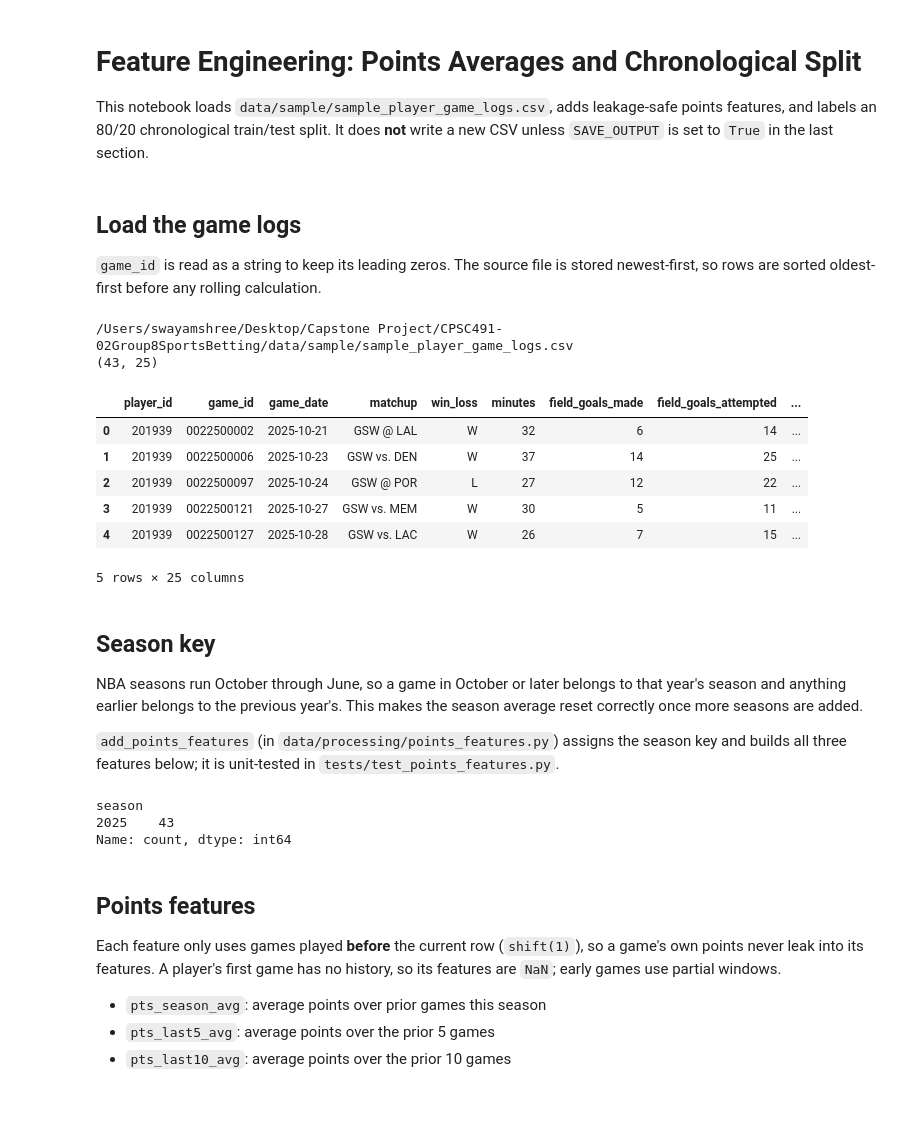
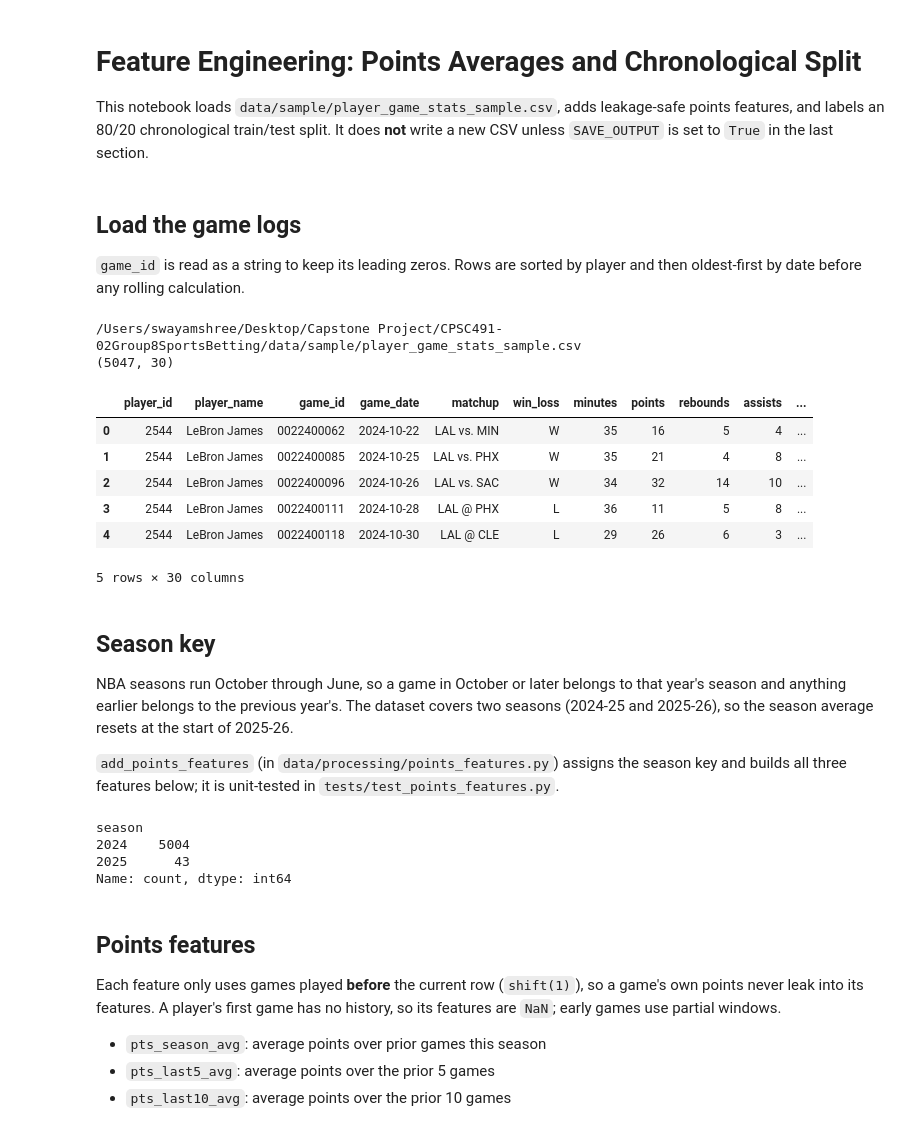
Before and after one commit to BrandonChang1/CPSC491-02Group8SportsBetting, a Jupyter notebook: ml/EDA/feature_engineering.ipynb, the cells around one changed output. Saved outputs shown, nothing was run; the diff lists cells and outputs as text; code cells hidden in the pictures; blank space fills up the shorter version.

```diff
--- a/ml/EDA/feature_engineering.ipynb
+++ b/ml/EDA/feature_engineering.ipynb
@@ -1,51 +1,51 @@
 # %% [markdown]
 # Feature Engineering: Points Averages and Chronological Split
 
-This notebook loads `data/sample/sample_player_game_logs.csv`, adds leakage-safe points features, and labels an 80/20 chronological train/test split. It does **not** write a new CSV unless `SAVE_OUTPUT` is set to `True` in the last section.
+This notebook loads `data/sample/player_game_stats_sample.csv`, adds leakage-safe points features, and labels an 80/20 chronological train/test split. It does **not** write a new CSV unless `SAVE_OUTPUT` is set to `True` in the last section.
 # %% [markdown]
 ## Load the game logs
 
-`game_id` is read as a string to keep its leading zeros. The source file is stored newest-first, so rows are sorted oldest-first before any rolling calculation.
+`game_id` is read as a string to keep its leading zeros. Rows are sorted by player and then oldest-first by date before any rolling calculation.
 # %%
 import sys
 from pathlib import Path
 
 import pandas as pd
 
 # Locate the CSV from the notebook's folder or any parent (repo root).
-DATA_RELATIVE_PATH = Path('data') / 'sample' / 'sample_player_game_logs.csv'
+DATA_RELATIVE_PATH = Path('data') / 'sample' / 'player_game_stats_sample.csv'
 DATA_PATH = next(
     (root / DATA_RELATIVE_PATH for root in (Path.cwd(), *Path.cwd().parents) if (root / DATA_RELATIVE_PATH).exists()),
     None,
 )
 assert DATA_PATH is not None, f'Could not find {DATA_RELATIVE_PATH}'
 
 # Make the repo root importable so the shared feature code can be used here.
 REPO_ROOT = DATA_PATH.parents[2]
 if str(REPO_ROOT) not in sys.path:
     sys.path.insert(0, str(REPO_ROOT))
 
 from data.processing.points_features import FEATURE_COLS, add_points_features, time_split
 
 games = pd.read_csv(DATA_PATH, dtype={'game_id': str}, parse_dates=['game_date'])
 games = games.sort_values(['player_id', 'game_date']).reset_index(drop=True)
 print(DATA_PATH)
 print(games.shape)
 games.head()
 # %% [output]
-/Users/swayamshree/Desktop/Capstone Project/CPSC491-02Group8SportsBetting/data/sample/sample_player_game_logs.csv
-(43, 25)
+/Users/swayamshree/Desktop/Capstone Project/CPSC491-02Group8SportsBetting/data/sample/player_game_stats_sample.csv
+(5047, 30)
-|  | player_id | game_id | game_date | matchup | win_loss | minutes | field_goals_made | field_goals_attempted | ... |
-| 0 | 201939 | 0022500002 | 2025-10-21 | GSW @ LAL | W | 32 | 6 | 14 | ... |
-| 1 | 201939 | 0022500006 | 2025-10-23 | GSW vs. DEN | W | 37 | 14 | 25 | ... |
-| 2 | 201939 | 0022500097 | 2025-10-24 | GSW @ POR | L | 27 | 12 | 22 | ... |
-| 3 | 201939 | 0022500121 | 2025-10-27 | GSW vs. MEM | W | 30 | 5 | 11 | ... |
-| 4 | 201939 | 0022500127 | 2025-10-28 | GSW vs. LAC | W | 26 | 7 | 15 | ... |
+|  | player_id | player_name | game_id | game_date | matchup | win_loss | minutes | points | rebounds | assists | ... |
+| 0 | 2544 | LeBron James | 0022400062 | 2024-10-22 | LAL vs. MIN | W | 35 | 16 | 5 | 4 | ... |
+| 1 | 2544 | LeBron James | 0022400085 | 2024-10-25 | LAL vs. PHX | W | 35 | 21 | 4 | 8 | ... |
+| 2 | 2544 | LeBron James | 0022400096 | 2024-10-26 | LAL vs. SAC | W | 34 | 32 | 14 | 10 | ... |
+| 3 | 2544 | LeBron James | 0022400111 | 2024-10-28 | LAL @ PHX | L | 36 | 11 | 5 | 8 | ... |
+| 4 | 2544 | LeBron James | 0022400118 | 2024-10-30 | LAL @ CLE | L | 29 | 26 | 6 | 3 | ... |
-5 rows × 25 columns
+5 rows × 30 columns
 # %% [markdown]
 ## Season key
 
-NBA seasons run October through June, so a game in October or later belongs to that year's season and anything earlier belongs to the previous year's. This makes the season average reset correctly once more seasons are added.
+NBA seasons run October through June, so a game in October or later belongs to that year's season and anything earlier belongs to the previous year's. The dataset covers two seasons (2024-25 and 2025-26), so the season average resets at the start of 2025-26.
 
 `add_points_features` (in `data/processing/points_features.py`) assigns the season key and builds all three features below; it is unit-tested in `tests/test_points_features.py`.
 # %%
@@ -53,7 +53,8 @@ games = add_points_features(games)
 games['season'].value_counts()
 # %% [output]
 season
-2025    43
+2024    5004
+2025      43
 Name: count, dtype: int64
 # %% [markdown]
 ## Points features
```
Also changed, not shown: parts of 5 cells of this notebook, 6 other files.
